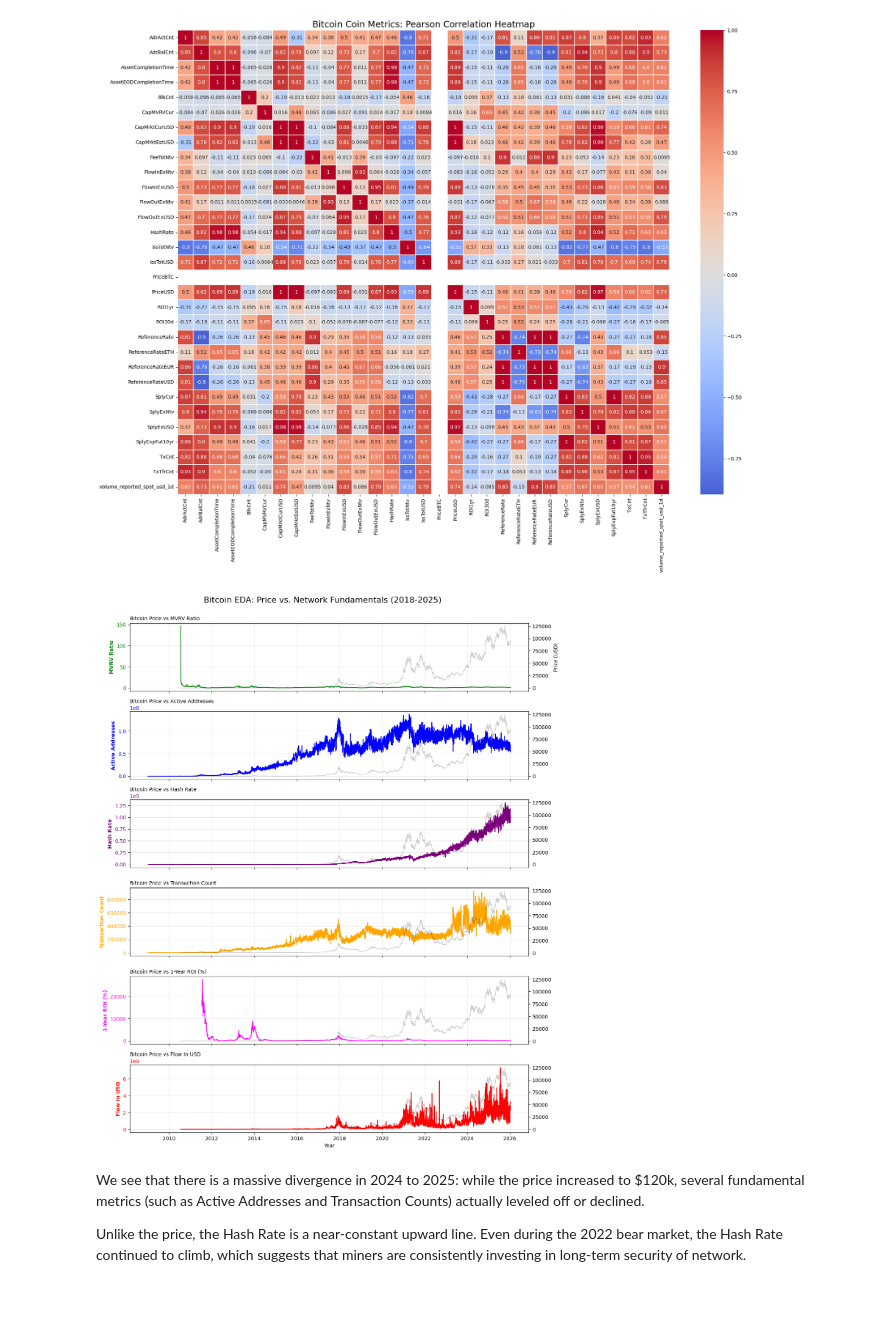
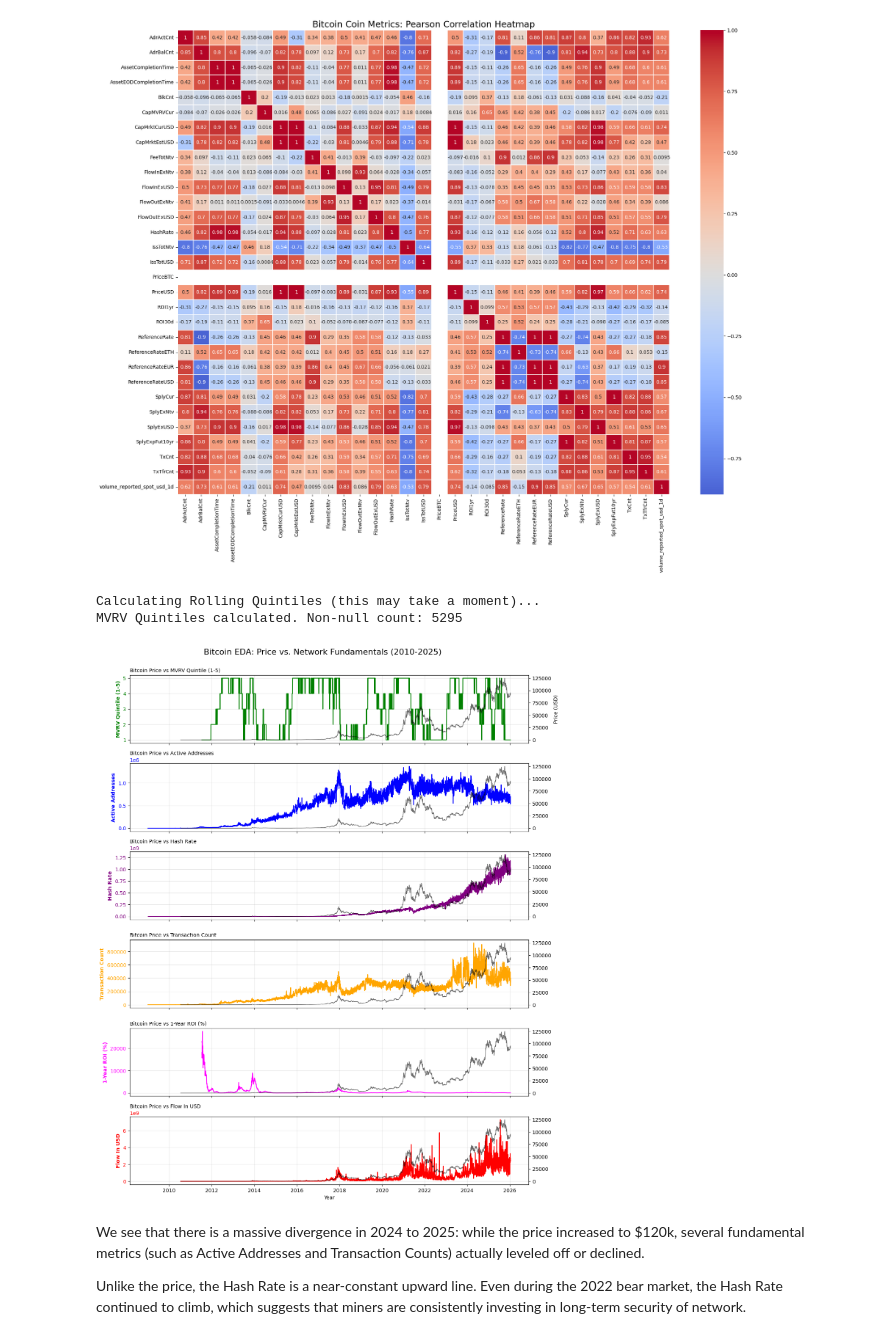
Before and after one commit to gurungkshitij/bitcoin-analytics-capstone, a Jupyter notebook: eda/EDA.ipynb, the cells around one changed output. Cells and saved outputs as stored; diff of their text form; code cells hidden in the pictures; blank space fills up the shorter version.

```diff
--- a/eda/EDA.ipynb
+++ b/eda/EDA.ipynb
@@ -164,6 +158,30 @@ IssTotNtv   -0.545371
 PriceBTC          NaN
 Name: PriceUSD, dtype: float64
 [figure]
+# %%
+# Rolling Quintile Binning
+window = 365
+
+def get_rolling_quintile(window_data):
+    if len(window_data) < window or np.all(window_data == window_data[0]):
+        return np.nan
+    try:
+
+        bins = pd.qcut(window_data, 5, labels=False, duplicates='drop')
+        return bins[-1] + 1  # Shift 0-4 to 1-5
+    except Exception:
+        return np.nan
+
+print("Calculating Rolling Quintiles (this may take a moment)...")
+
+coin_df['mvrv_q'] = coin_df['CapMVRVCur'].rolling(window).apply(get_rolling_quintile, raw=True)
+coin_df['flow_q'] = coin_df['FlowInExUSD'].rolling(window).apply(get_rolling_quintile, raw=True)
+
+# Verify we have values
+print(f"MVRV Quintiles calculated. Non-null count: {coin_df['mvrv_q'].count()}")
+# %% [output]
+Calculating Rolling Quintiles (this may take a moment)...
+MVRV Quintiles calculated. Non-null count: 5295
 # %%
 # Setup the Figure with 5 Subplots
 fig, axes = plt.subplots(6, 1, figsize=(14, 18), sharex=True)
@@ -171,39 +189,40 @@ plt.subplots_adjust(hspace=0.3)
 
 # Define our 5 Top EDA metrics and their colors
 metrics = [
-    ('CapMVRVCur', 'green', 'MVRV Ratio'),
+    ('mvrv_q', 'green', 'MVRV Quintile (1-5)'),
     ('AdrActCnt', 'blue', 'Active Addresses'),
     ('HashRate', 'purple', 'Hash Rate'),
     ('TxCnt', 'orange', 'Transaction Count'),
     ('ROI1yr', 'magenta', '1-Year ROI (%)'),
     ('FlowInExUSD', 'red', 'Flow In USD'),
 
 ]
 
 # Loop through metrics to create the stack
 for i, (col_name, color, label) in enumerate(metrics):
     ax = axes[i]
 
     # Plot the specific Metric
     ax.plot(coin_df['time'], coin_df[col_name], color=color, linewidth=1.5, label=label)
     ax.set_ylabel(label, color=color, fontweight='bold')
     ax.tick_params(axis='y', labelcolor=color)
     ax.grid(True, alpha=0.3)
 
     # Overlay Price on a secondary axis for EVERY subplot
     ax_price = ax.twinx()
-    ax_price.plot(coin_df['time'], coin_df['PriceUSD'], color='black', alpha=0.2, linewidth=1)
+    ax_price.plot(coin_df['time'], coin_df['PriceUSD'], color='black', alpha=.58, linewidth=1)
     if i == 0:
         ax_price.set_ylabel('Price (USD)', color='black')
 
     ax.set_title(f'Bitcoin Price vs {label}', loc='left', fontsize=10)
 
 # Final Formatting
 axes[-1].set_xlabel('Year')
-plt.suptitle('Bitcoin EDA: Price vs. Network Fundamentals (2018-2025)', fontsize=16, y=0.92)
+plt.suptitle('Bitcoin EDA: Price vs. Network Fundamentals (2010-2025)', fontsize=16, y=0.92)
+plt.savefig('plots/BTC vs Network Fundamentals.png')
 plt.show()
 # %% [output]
-[figure, old version]
+[figure, new version]
 # %% [markdown]
 We see that there is a massive divergence in 2024 to 2025: while the price increased to $120k, several fundamental metrics (such as Active Addresses and Transaction Counts) actually leveled off or declined.
 
```
Also changed, not shown: parts of 30 cells of this notebook, 1 other file.
